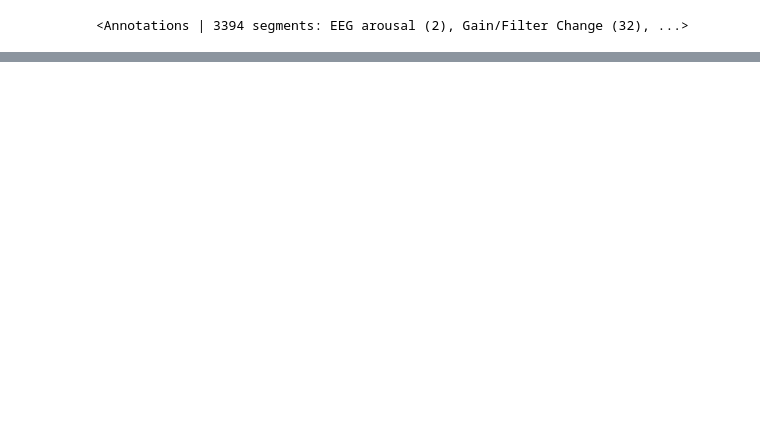
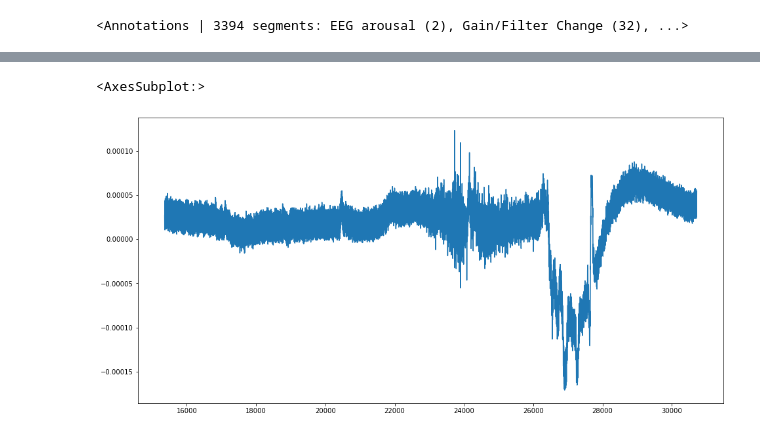
Before and after one commit to yunusozen/sleepworks, a Jupyter notebook: m.ipynb, the cells around one changed output, grey strips where cells are left out. Saved outputs shown, nothing was run; the diff lists cells and outputs as text; code cells hidden in the pictures; blank space fills up the shorter version.

```diff
--- a/m.ipynb
+++ b/m.ipynb
@@ -63,0 +208,5 @@ annot
+# %%
+df["C3"][15360:30720].plot(figsize=(16,8))
+# %% [output]
+<AxesSubplot:>
+[figure, added]
```
Also changed, not shown: parts of 27 cells of this notebook.
